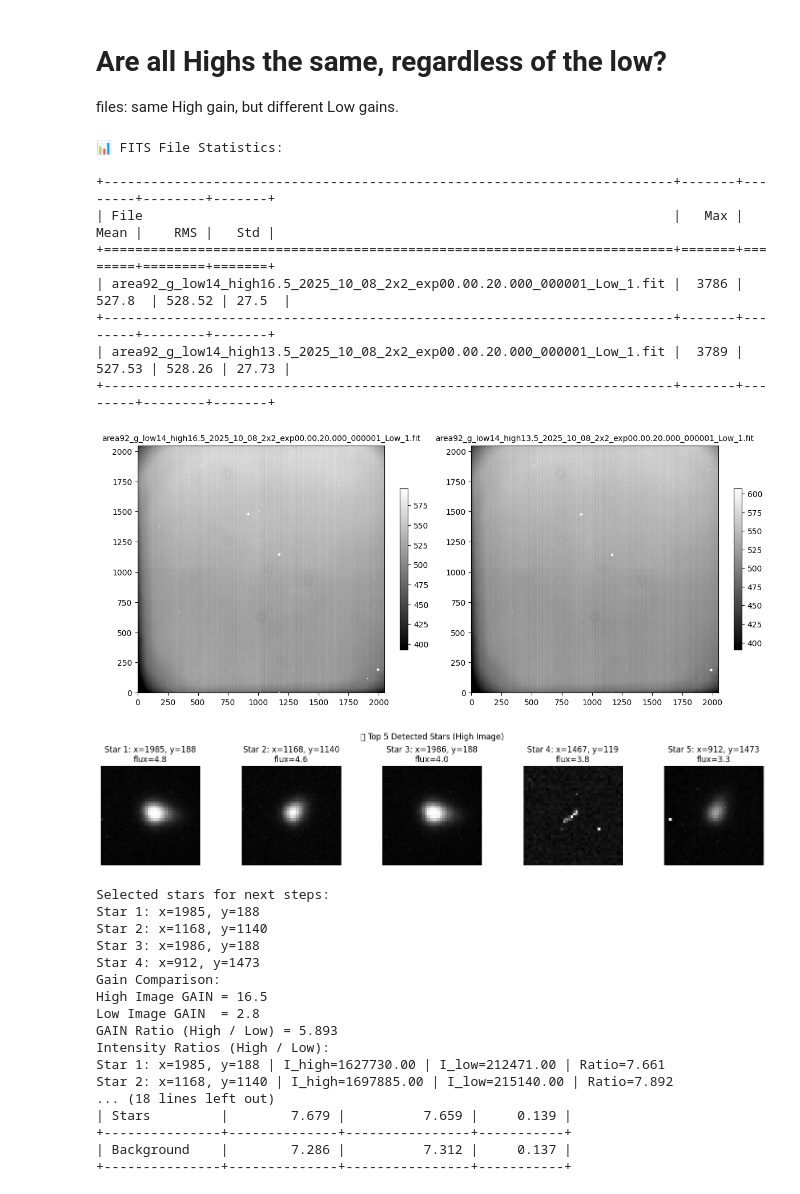
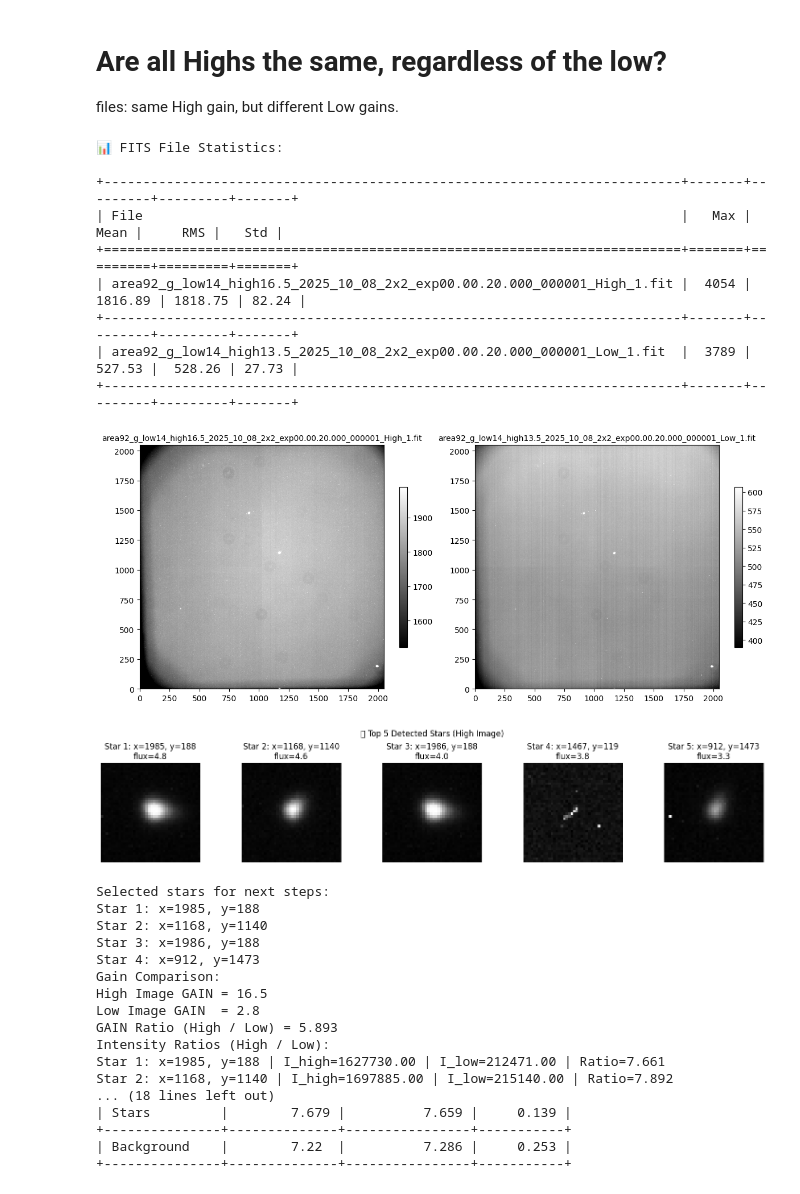
Before and after one commit to Aysikal/Exposure-Time-Calculator, a Jupyter notebook: Highs-and-Lows.ipynb, the cells around one changed output. Drawn from its saved outputs; the diff is of its cells as text; code cells hidden in the pictures.

```diff
--- a/Highs-and-Lows.ipynb
+++ b/Highs-and-Lows.ipynb
@@ -13,7 +13,7 @@ from tabulate import tabulate  # Make sure this is installed: pip install tabula
 
 # --- INSERT YOUR FILE PATHS HERE ---
 file_paths = [
-    r"C:\Users\AYSAN\Desktop\project\INO\ETC\Highs and Lows\g\area92_g_low14_high16.5_2025_10_08_2x2_exp00.00.20.000_000001_Low_1.fit",
+    r"C:\Users\AYSAN\Desktop\project\INO\ETC\Highs and Lows\g\area92_g_low14_high16.5_2025_10_08_2x2_exp00.00.20.000_000001_High_1.fit",
     r"C:\Users\AYSAN\Desktop\project\INO\ETC\Highs and Lows\g\area92_g_low14_high13.5_2025_10_08_2x2_exp00.00.20.000_000001_Low_1.fit"
 ]
 
@@ -48,41 +48,41 @@ for path, data in data_list:
 df = pd.DataFrame(table_rows)
 
 # --- PRETTY PRINT TABLE ---
 print("\n📊 FITS File Statistics:\n")
 print(tabulate(df, headers='keys', tablefmt='grid', showindex=False))
 
 # --- VISUAL COMPARISON WITH ZSCALE AND 2x2 GRID ---
 zscale = ZScaleInterval()
 n = len(data_list)
 cols = 2
 rows = (n + 1) // 2  # ensures 2x2 layout for up to 4 files
 
 fig, axes = plt.subplots(rows, cols, figsize=(6 * cols, 5 * rows))
 axes = axes.flatten()
 
 for i, (path, data) in enumerate(data_list):
     vmin, vmax = zscale.get_limits(data)
     im = axes[i].imshow(data, cmap='gray', origin='lower', vmin=vmin, vmax=vmax)
     axes[i].set_title(os.path.basename(path), fontsize=10)
     plt.colorbar(im, ax=axes[i], shrink=0.6)
 
 # Hide unused subplots
 for j in range(i + 1, len(axes)):
     axes[j].axis('off')
 
 plt.tight_layout()
 plt.show()
 # %% [output]
 📊 FITS File Statistics:
 
-+-------------------------------------------------------------------------+-------+--------+--------+-------+
-| File                                                                    |   Max |   Mean |    RMS |   Std |
-+=========================================================================+=======+========+========+=======+
-| area92_g_low14_high16.5_2025_10_08_2x2_exp00.00.20.000_000001_Low_1.fit |  3786 | 527.8  | 528.52 | 27.5  |
-+-------------------------------------------------------------------------+-------+--------+--------+-------+
-| area92_g_low14_high13.5_2025_10_08_2x2_exp00.00.20.000_000001_Low_1.fit |  3789 | 527.53 | 528.26 | 27.73 |
-+-------------------------------------------------------------------------+-------+--------+--------+-------+
++--------------------------------------------------------------------------+-------+---------+---------+-------+
+| File                                                                     |   Max |    Mean |     RMS |   Std |
++==========================================================================+=======+=========+=========+=======+
+| area92_g_low14_high16.5_2025_10_08_2x2_exp00.00.20.000_000001_High_1.fit |  4054 | 1816.89 | 1818.75 | 82.24 |
++--------------------------------------------------------------------------+-------+---------+---------+-------+
+| area92_g_low14_high13.5_2025_10_08_2x2_exp00.00.20.000_000001_Low_1.fit  |  3789 |  527.53 |  528.26 | 27.73 |
++--------------------------------------------------------------------------+-------+---------+---------+-------+
-[figure, old version]
+[figure, new version]
 # %%
 import numpy as np
 import matplotlib.pyplot as plt
@@ -95,8 +95,8 @@ import random
 import os
 
 # --- File paths ---
-high_path = r"C:\Users\AYSAN\Desktop\project\INO\ETC\Highs and Lows\g\area92_g_low2.8_high16.5_2025_10_08_2x2_exp00.00.10.000_000001_High_1.fit"
-low_path  = r"C:\Users\AYSAN\Desktop\project\INO\ETC\Highs and Lows\g\area92_g_low2.8_high16.5_2025_10_08_2x2_exp00.00.10.000_000001_Low_1.fit"
+high_path = r"C:\Users\AYSAN\Desktop\project\INO\ETC\Highs and Lows\g\area92_g_low14_high13.5_2025_10_08_2x2_exp00.00.10.000_000001_High_1.fit"
+low_path  = r"C:\Users\AYSAN\Desktop\project\INO\ETC\Highs and Lows\g\area92_g_low14_high13.5_2025_10_08_2x2_exp00.00.10.000_000001_Low_1.fit"
 
 # --- Load FITS data ---
 with fits.open(high_path) as hdul_high:
@@ -250,6 +250,6 @@ Star 2: x=1168, y=1140 | I_high=1697885.00 | I_low=215140.00 | Ratio=7.892
 ... (18 lines left out)
 | Stars         |        7.679 |          7.659 |     0.139 |
 +---------------+--------------+----------------+-----------+
-| Background    |        7.286 |          7.312 |     0.137 |
+| Background    |        7.22  |          7.286 |     0.253 |
 +---------------+--------------+----------------+-----------+
 # %%
```
Also changed, not shown: parts of 12 cells of this notebook, 17 other files.
